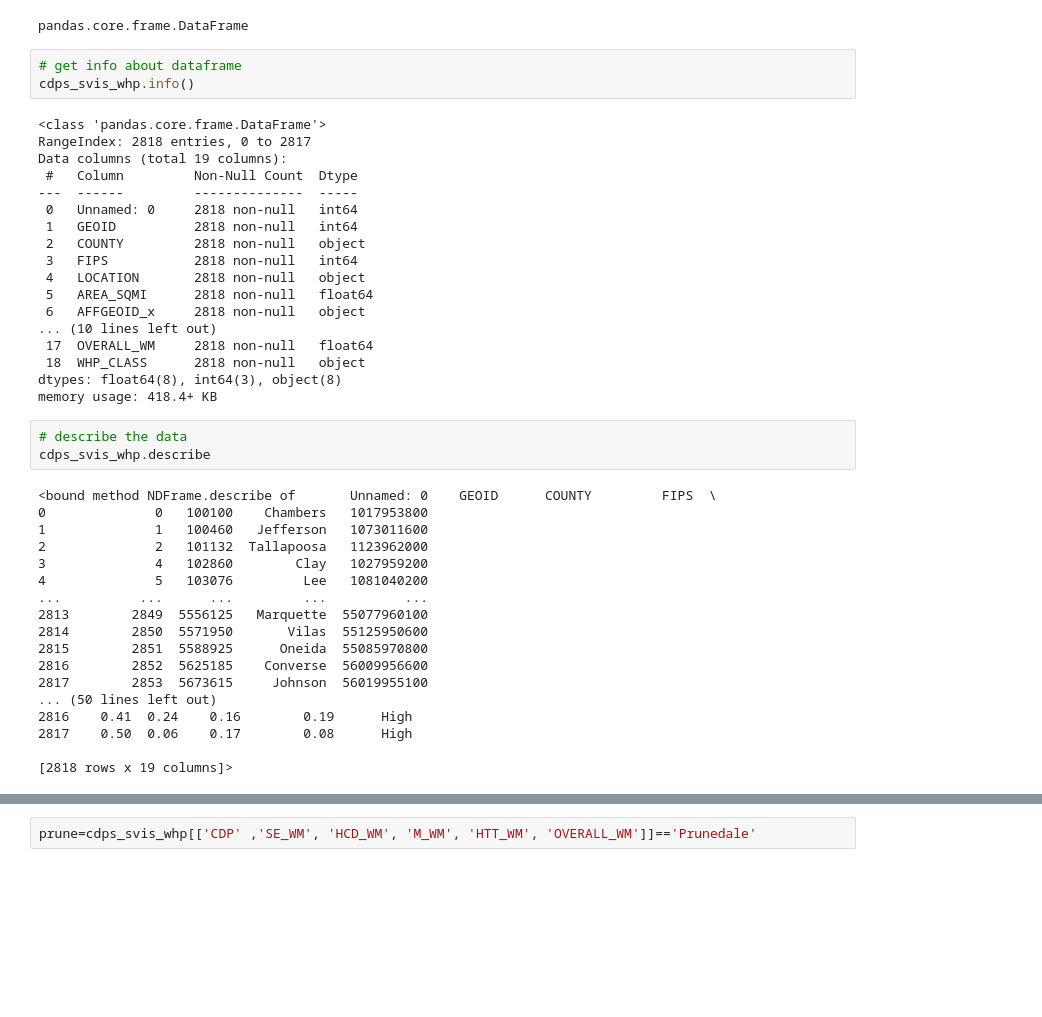
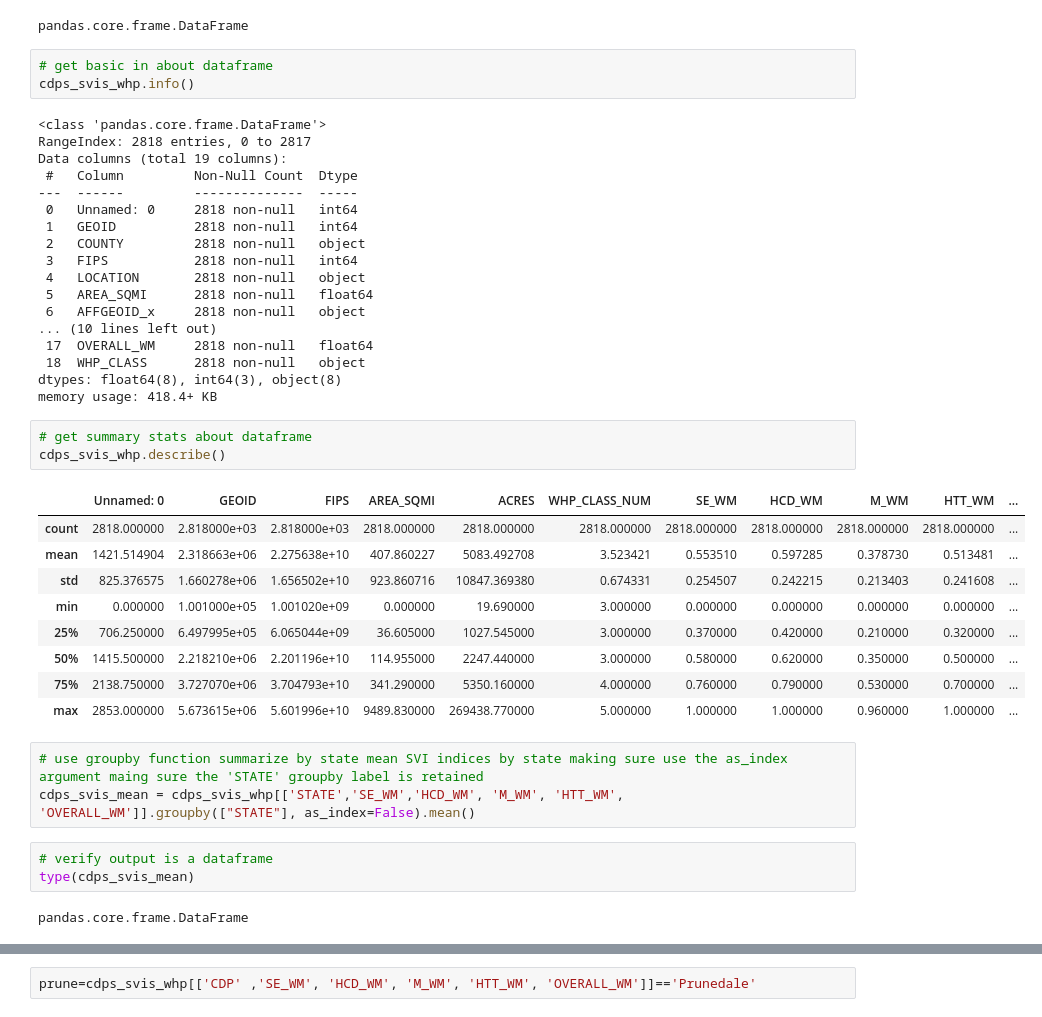
Before and after one commit to zac-stanley/us-communities-fire, a Jupyter notebook: notebooks/zs_summarystats_plotting.ipynb, the cells around one changed output, grey strips where cells are left out. Saved outputs shown, nothing was run; the diff lists cells and outputs as text; blank space fills up the shorter version.

```diff
--- a/notebooks/zs_plotting.ipynb
+++ b/notebooks/zs_summarystats_plotting.ipynb
@@ -32,7 +32,7 @@ type(cdps_svis_whp)
 # %% [output]
 pandas.core.frame.DataFrame
 # %%
-# get info about dataframe
+# get basic in about dataframe
 cdps_svis_whp.info()
 # %% [output]
 <class 'pandas.core.frame.DataFrame'>
@@ -52,24 +52,24 @@ Data columns (total 19 columns):
  18  WHP_CLASS      2818 non-null   object
 dtypes: float64(8), int64(3), object(8)
 memory usage: 418.4+ KB
-# %%
-# describe the data
-cdps_svis_whp.describe
-# %% [output]
-<bound method NDFrame.describe of       Unnamed: 0    GEOID      COUNTY         FIPS  \
-0              0   100100    Chambers   1017953800
-1              1   100460   Jefferson   1073011600
-2              2   101132  Tallapoosa   1123962000
-3              4   102860        Clay   1027959200
-4              5   103076         Lee   1081040200
-...          ...      ...         ...          ...
-2813        2849  5556125   Marquette  55077960100
-2814        2850  5571950       Vilas  55125950600
-2815        2851  5588925      Oneida  55085970800
-2816        2852  5625185    Converse  56009956600
-2817        2853  5673615     Johnson  56019955100
-... (50 lines left out)
-2816    0.41  0.24    0.16        0.19      High
-2817    0.50  0.06    0.17        0.08      High
-
-[2818 rows x 19 columns]>
+# %%
+# get summary stats about dataframe
+cdps_svis_whp.describe()
+# %% [output]
+|  | Unnamed: 0 | GEOID | FIPS | AREA_SQMI | ACRES | WHP_CLASS_NUM | SE_WM | HCD_WM | M_WM | HTT_WM | ... |
+| count | 2818.000000 | 2.818000e+03 | 2.818000e+03 | 2818.000000 | 2818.000000 | 2818.000000 | 2818.000000 | 2818.000000 | 2818.000000 | 2818.000000 | ... |
+| mean | 1421.514904 | 2.318663e+06 | 2.275638e+10 | 407.860227 | 5083.492708 | 3.523421 | 0.553510 | 0.597285 | 0.378730 | 0.513481 | ... |
+| std | 825.376575 | 1.660278e+06 | 1.656502e+10 | 923.860716 | 10847.369380 | 0.674331 | 0.254507 | 0.242215 | 0.213403 | 0.241608 | ... |
+| min | 0.000000 | 1.001000e+05 | 1.001020e+09 | 0.000000 | 19.690000 | 3.000000 | 0.000000 | 0.000000 | 0.000000 | 0.000000 | ... |
+| 25% | 706.250000 | 6.497995e+05 | 6.065044e+09 | 36.605000 | 1027.545000 | 3.000000 | 0.370000 | 0.420000 | 0.210000 | 0.320000 | ... |
+| 50% | 1415.500000 | 2.218210e+06 | 2.201196e+10 | 114.955000 | 2247.440000 | 3.000000 | 0.580000 | 0.620000 | 0.350000 | 0.500000 | ... |
+| 75% | 2138.750000 | 3.727070e+06 | 3.704793e+10 | 341.290000 | 5350.160000 | 4.000000 | 0.760000 | 0.790000 | 0.530000 | 0.700000 | ... |
+| max | 2853.000000 | 5.673615e+06 | 5.601996e+10 | 9489.830000 | 269438.770000 | 5.000000 | 1.000000 | 1.000000 | 0.960000 | 1.000000 | ... |
+# %%
+# use groupby function summarize by state mean SVI indices by state making sure use the as_index argument maing sure the 'STATE' groupby label is retained
+cdps_svis_mean = cdps_svis_whp[['STATE','SE_WM','HCD_WM', 'M_WM', 'HTT_WM', 'OVERALL_WM']].groupby(["STATE"], as_index=False).mean()
+# %%
+# verify output is a dataframe
+type(cdps_svis_mean)
+# %% [output]
+pandas.core.frame.DataFrame
```
Also changed, not shown: parts of 2 cells of this notebook.
